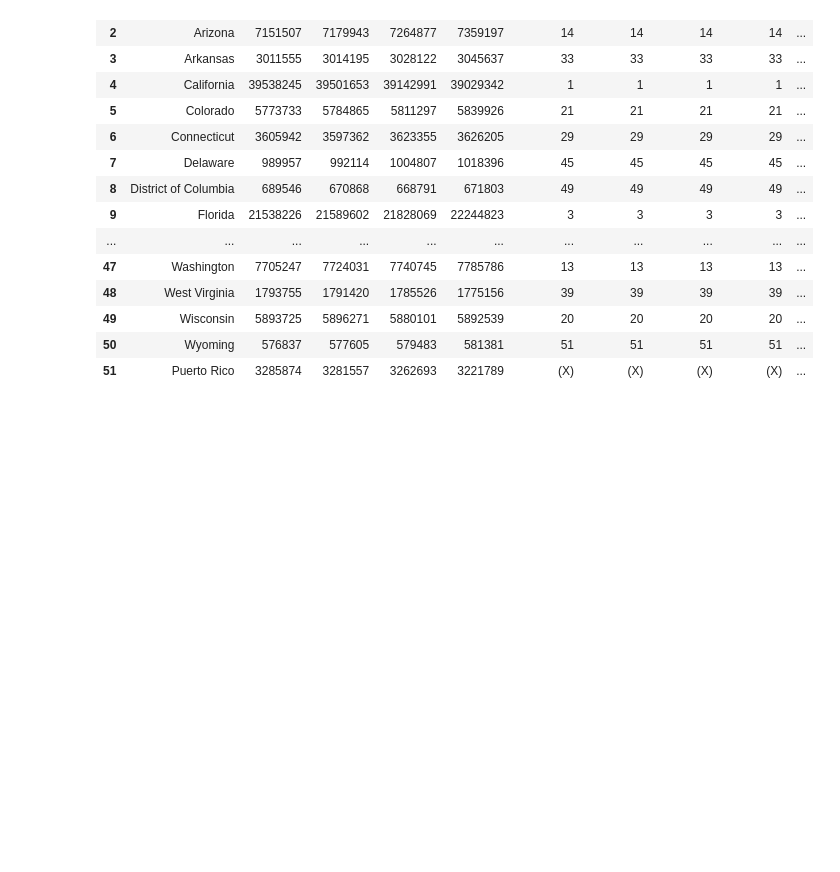
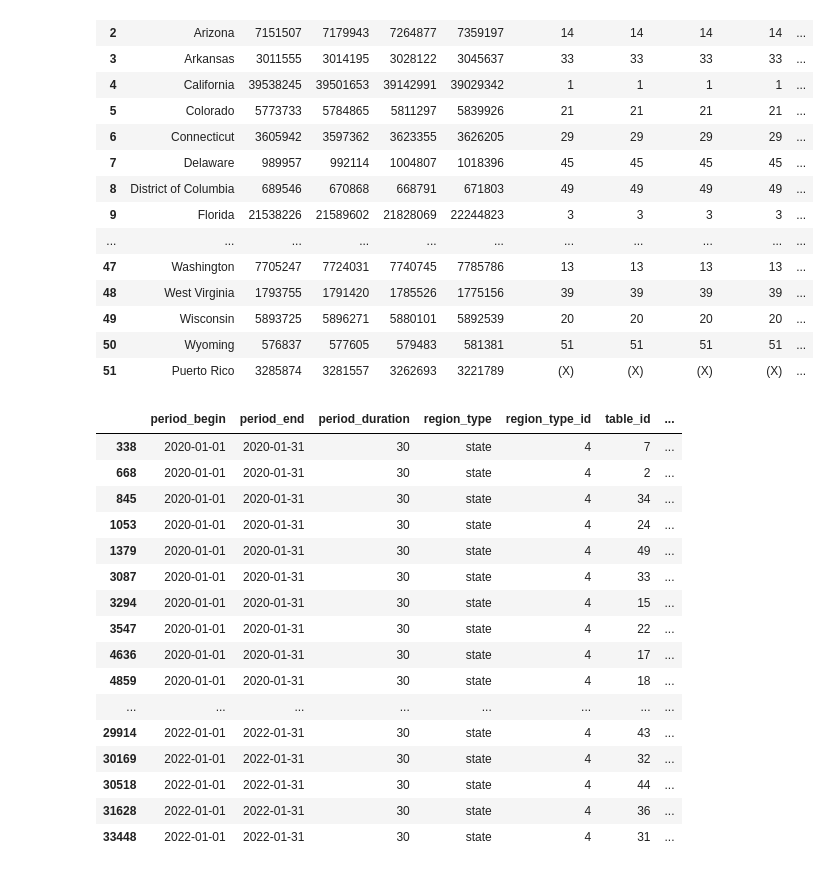
Before and after one commit to CameronMatlock/DA9_capstone_cmatlock, a Jupyter notebook: notebook/cmatlock_capstone.ipynb, the cells around one changed output. Drawn from its saved outputs; the diff is of its cells as text; code cells hidden in the pictures; blank space fills up the shorter version.

```diff
--- a/notebook/cmatlock_capstone.ipynb
+++ b/notebook/cmatlock_capstone.ipynb
@@ -224,3 +224,27 @@ pop_change
 | 49 | Wisconsin | 5893725 | 5896271 | 5880101 | 5892539 | 20 | 20 | 20 | 20 | ... |
 | 50 | Wyoming | 576837 | 577605 | 579483 | 581381 | 51 | 51 | 51 | 51 | ... |
 | 51 | Puerto Rico | 3285874 | 3281557 | 3262693 | 3221789 | (X) | (X) | (X) | (X) | ... |
+# %%
+housing_20_22 = housing_2020.append(housing_2021)
+# %%
+housing_20_22 = housing_20_22.append(housing_2022)
+# %%
+housing_20_22
+# %% [output]
+|  | period_begin | period_end | period_duration | region_type | region_type_id | table_id | ... |
+| 338 | 2020-01-01 | 2020-01-31 | 30 | state | 4 | 7 | ... |
+| 668 | 2020-01-01 | 2020-01-31 | 30 | state | 4 | 2 | ... |
+| 845 | 2020-01-01 | 2020-01-31 | 30 | state | 4 | 34 | ... |
+| 1053 | 2020-01-01 | 2020-01-31 | 30 | state | 4 | 24 | ... |
+| 1379 | 2020-01-01 | 2020-01-31 | 30 | state | 4 | 49 | ... |
+| 3087 | 2020-01-01 | 2020-01-31 | 30 | state | 4 | 33 | ... |
+| 3294 | 2020-01-01 | 2020-01-31 | 30 | state | 4 | 15 | ... |
+| 3547 | 2020-01-01 | 2020-01-31 | 30 | state | 4 | 22 | ... |
+| 4636 | 2020-01-01 | 2020-01-31 | 30 | state | 4 | 17 | ... |
+| 4859 | 2020-01-01 | 2020-01-31 | 30 | state | 4 | 18 | ... |
+| ... | ... | ... | ... | ... | ... | ... | ... |
+| 29914 | 2022-01-01 | 2022-01-31 | 30 | state | 4 | 43 | ... |
+| 30169 | 2022-01-01 | 2022-01-31 | 30 | state | 4 | 32 | ... |
+| 30518 | 2022-01-01 | 2022-01-31 | 30 | state | 4 | 44 | ... |
+| 31628 | 2022-01-01 | 2022-01-31 | 30 | state | 4 | 36 | ... |
+| 33448 | 2022-01-01 | 2022-01-31 | 30 | state | 4 | 31 | ... |
```
Also changed, not shown: 1 other file.
